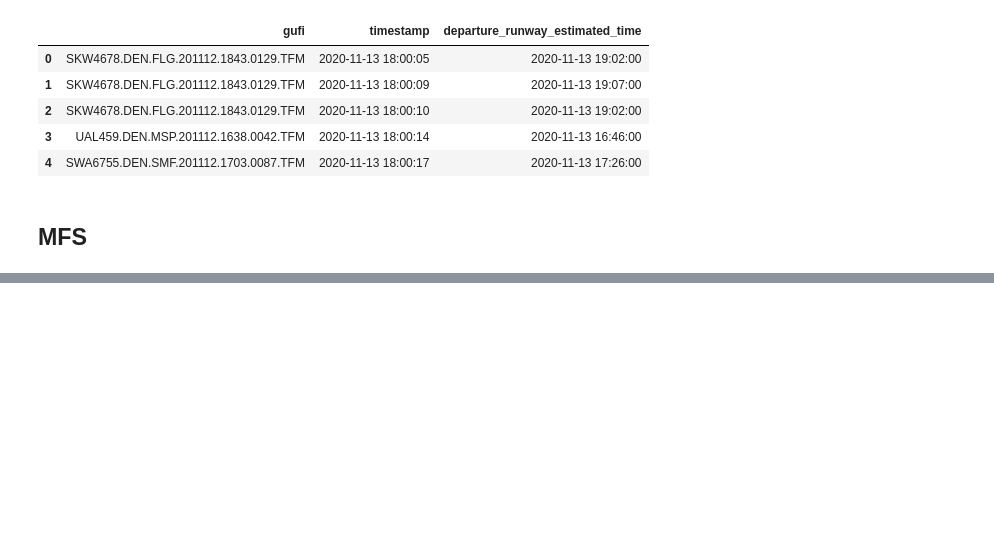
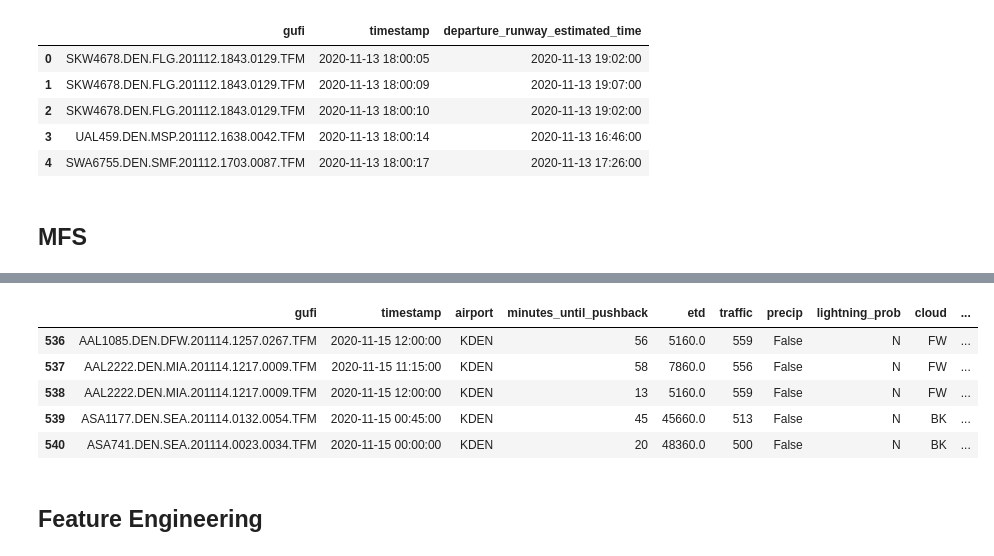
Before and after one commit to sjo1403/driven_data_pushback, a Jupyter notebook: model1.ipynb, the cells around one changed output, grey strips where cells are left out. Cells and saved outputs as stored; diff of their text form; code cells hidden in the pictures; blank space fills up the shorter version.

```diff
--- a/model1.ipynb
+++ b/model1.ipynb
@@ -141,0 +140,54 @@ Name: 16466, dtype: object
+# %%
+def filter_lamp(current_time):
+    # weather data
+    valid_lamp = lamp.loc[(lamp.timestamp <= current_time)
+                    & (lamp.timestamp > valid_time)
+                    & (lamp.forecast_timestamp <= current_time)
+                    & (lamp.forecast_timestamp > valid_time)]
+    return valid_lamp.iloc[-1]
+
+def filter_tbfm(current_time):
+    # traffic data
+    valid_tbfm = tbfm.loc[(tbfm.timestamp <= current_time)
+                    & (tbfm.timestamp > valid_time) ]
+    return valid_tbfm['gufi'].nunique()
+
+def filter_etd(current_time):
+    #etd data
+    valid_etd = etd.loc[(etd.timestamp <= current_time)
+                    & (etd.timestamp > valid_time)
+                    & (etd.gufi == row.gufi)]
+    return (valid_etd.iloc[-1].departure_runway_estimated_time - current_time).total_seconds()
+# %%
+times = df.timestamp.unique()
+for t in times:
+    current_time = pd.to_datetime(t)
+    indices = df[df.timestamp == t].index
+
+    # insert etd data
+    df.loc[indices, 'etd'] = filter_etd(current_time)
+
+    # insert traffic data
+    df.loc[indices, 'traffic'] = filter_tbfm(current_time)
+
+    # insert weather data
+    df.loc[indices, 'precip'] = filter_lamp(current_time).precip
+    df.loc[indices, 'lightning_prob'] = filter_lamp(current_time).lightning_prob
+    df.loc[indices, 'cloud'] = filter_lamp(current_time).cloud
+    df.loc[indices, 'visibility'] = filter_lamp(current_time).visibility
+    df.loc[indices, 'cloud_ceiling'] = filter_lamp(current_time).cloud_ceiling
+    df.loc[indices, 'wind_gust'] = filter_lamp(current_time).wind_gust
+    df.loc[indices, 'wind_speed'] = filter_lamp(current_time).wind_speed
+    df.loc[indices, 'wind_direction'] = filter_lamp(current_time).wind_direction
+    df.loc[indices, 'temperature'] = filter_lamp(current_time).temperature
+
+df.head(5)
+# %% [output]
+|  | gufi | timestamp | airport | minutes_until_pushback | etd | traffic | precip | lightning_prob | cloud | ... |
+| 536 | AAL1085.DEN.DFW.201114.1257.0267.TFM | 2020-11-15 12:00:00 | KDEN | 56 | 5160.0 | 559 | False | N | FW | ... |
+| 537 | AAL2222.DEN.MIA.201114.1217.0009.TFM | 2020-11-15 11:15:00 | KDEN | 58 | 7860.0 | 556 | False | N | FW | ... |
+| 538 | AAL2222.DEN.MIA.201114.1217.0009.TFM | 2020-11-15 12:00:00 | KDEN | 13 | 5160.0 | 559 | False | N | FW | ... |
+| 539 | ASA1177.DEN.SEA.201114.0132.0054.TFM | 2020-11-15 00:45:00 | KDEN | 45 | 45660.0 | 513 | False | N | BK | ... |
+| 540 | ASA741.DEN.SEA.201114.0023.0034.TFM | 2020-11-15 00:00:00 | KDEN | 20 | 48360.0 | 500 | False | N | BK | ... |
+# %% [markdown]
+## Feature Engineering
```
Also changed, not shown: parts of 31 cells of this notebook, 1 other file.
